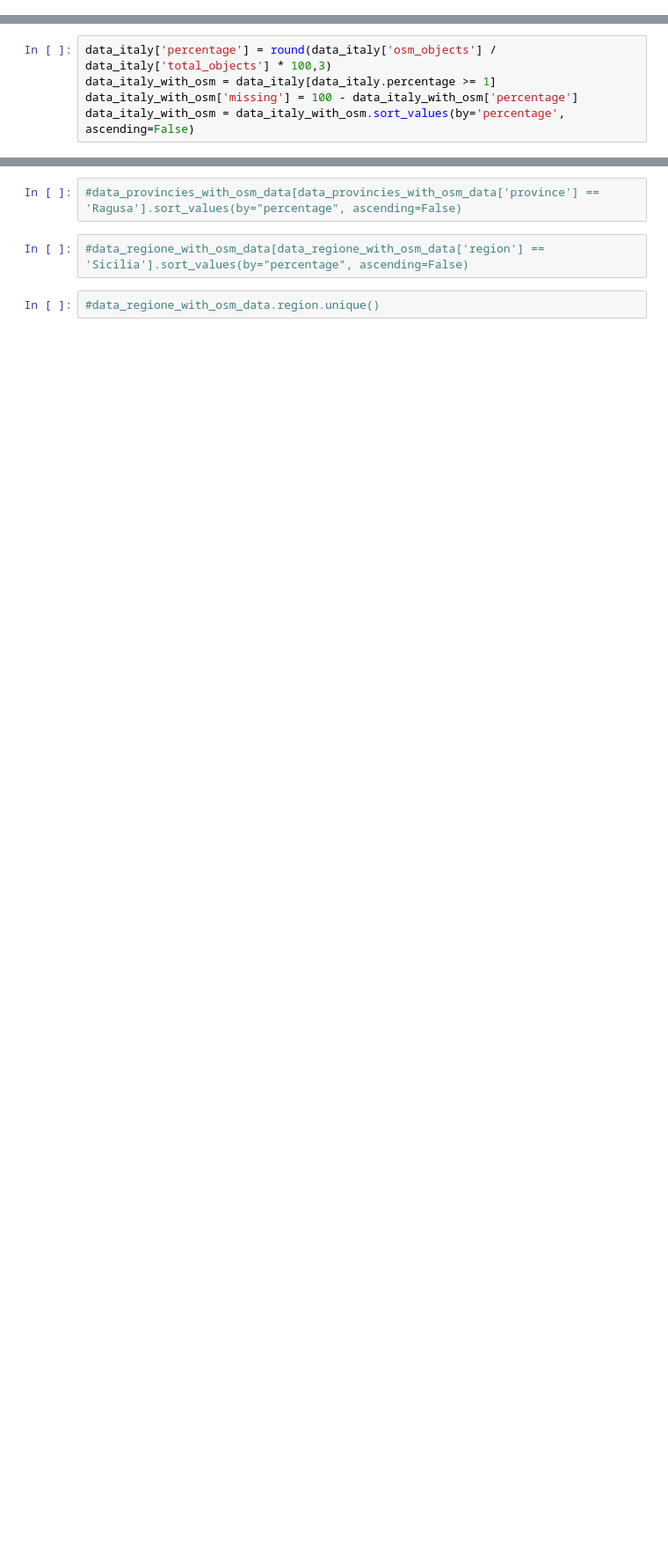
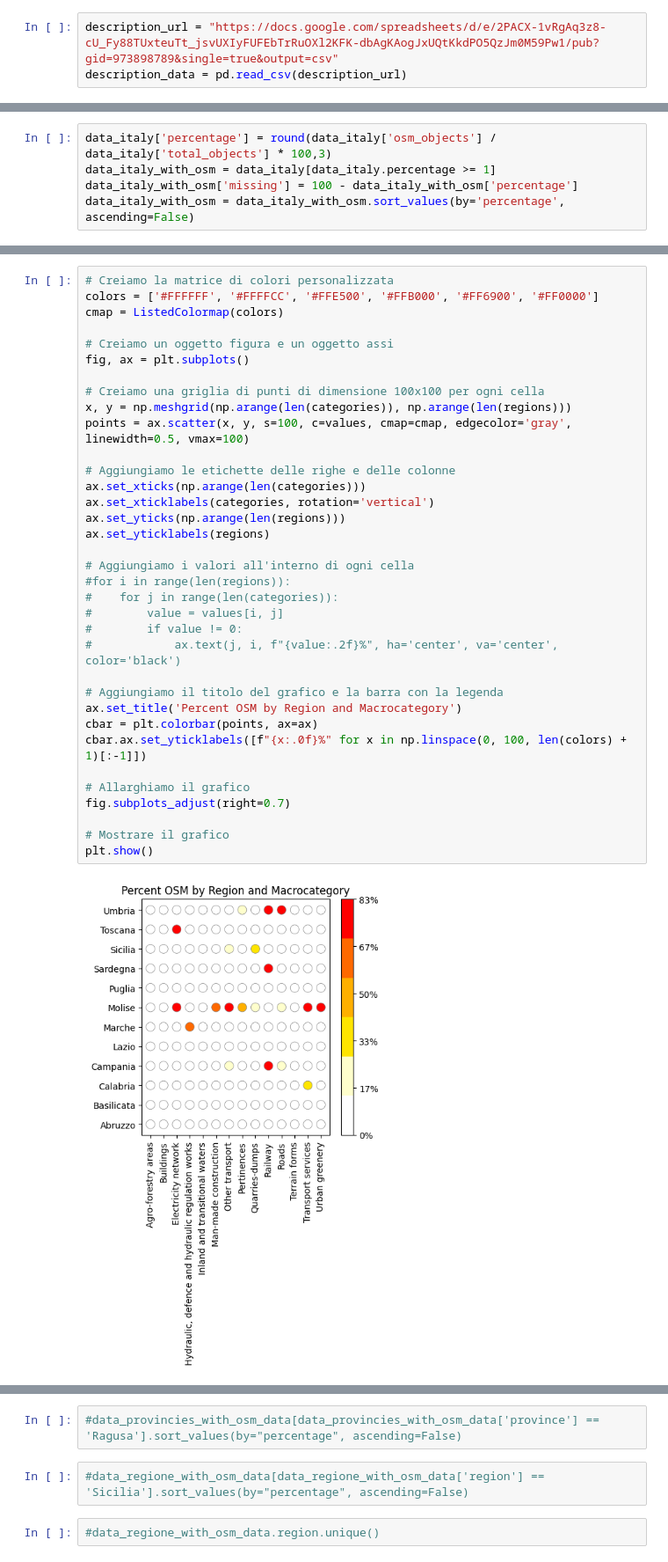
Before and after one commit to napo/dbsnosmcompare, a Jupyter notebook: analysis_osm_presence_igm_declaration.ipynb, the cells around one changed output, grey strips where cells are left out. Shown at 88% size. Drawn from its saved outputs; the diff is of its cells as text; blank space fills up the shorter version.

```diff
--- a/analysis_osm_presence_igm_declaration.ipynb
+++ b/analysis_osm_presence_igm_declaration.ipynb
@@ -12,6 +16,9 @@ data.rename(columns={'objects':'total_objects'},inplace=True)
 data_italy = data.groupby(['name_it', 'name_en','layer_name']).agg({'osm_objects': 'sum','total_objects': 'sum'}).reset_index()
 data_region = data.groupby(['region','name_it', 'name_en','layer_name']).agg({'osm_objects': 'sum','total_objects': 'sum'}).reset_index()
 data_provincies = data.groupby(['province','name_it', 'name_en','layer_name']).agg({'osm_objects': 'sum','total_objects': 'sum'}).reset_index()
+# %%
+description_url = "https://docs.google.com/spreadsheets/d/e/2PACX-1vRgAq3z8-cU_Fy88TUxteuTt_jsvUXIyFUFEbTrRuOXl2KFK-dbAgKAogJxUQtKkdPO5QzJm0M59Pw1/pub?gid=973898789&single=true&output=csv"
+description_data = pd.read_csv(description_url)
 # %%
 regions_label = ""
 for r in data_region.region.unique():
@@ -60,0 +131,37 @@ data_regione_with_osm_data[data_regione_with_osm_data.percentage >= 1]
+# %%
+# Creiamo la matrice di colori personalizzata
+colors = ['#FFFFFF', '#FFFFCC', '#FFE500', '#FFB000', '#FF6900', '#FF0000']
+cmap = ListedColormap(colors)
+
+# Creiamo un oggetto figura e un oggetto assi
+fig, ax = plt.subplots()
+
+# Creiamo una griglia di punti di dimensione 100x100 per ogni cella
+x, y = np.meshgrid(np.arange(len(categories)), np.arange(len(regions)))
+points = ax.scatter(x, y, s=100, c=values, cmap=cmap, edgecolor='gray', linewidth=0.5, vmax=100)
+
+# Aggiungiamo le etichette delle righe e delle colonne
+ax.set_xticks(np.arange(len(categories)))
+ax.set_xticklabels(categories, rotation='vertical')
+ax.set_yticks(np.arange(len(regions)))
+ax.set_yticklabels(regions)
+
+# Aggiungiamo i valori all'interno di ogni cella
+#for i in range(len(regions)):
+#    for j in range(len(categories)):
+#        value = values[i, j]
+#        if value != 0:
+#            ax.text(j, i, f"{value:.2f}%", ha='center', va='center', color='black')
+
+# Aggiungiamo il titolo del grafico e la barra con la legenda
+ax.set_title('Percent OSM by Region and Macrocategory')
+cbar = plt.colorbar(points, ax=ax)
+cbar.ax.set_yticklabels([f"{x:.0f}%" for x in np.linspace(0, 100, len(colors) + 1)[:-1]])
+
+# Allarghiamo il grafico
+fig.subplots_adjust(right=0.7)
+
+# Mostrare il grafico
+plt.show()
+# %% [output]
+[figure, added]
```
Also changed, not shown: parts of 17 cells of this notebook, 1 other file.
